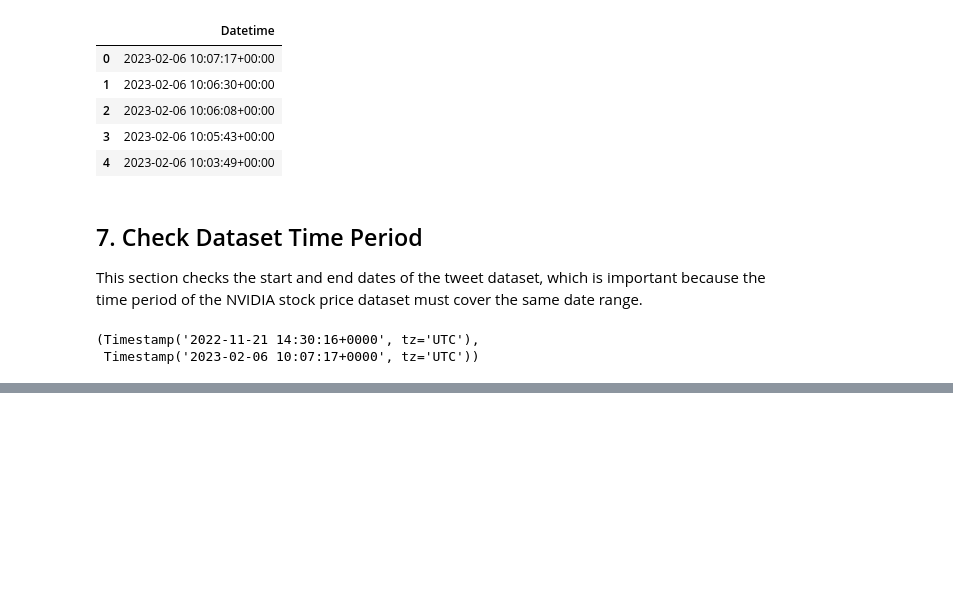
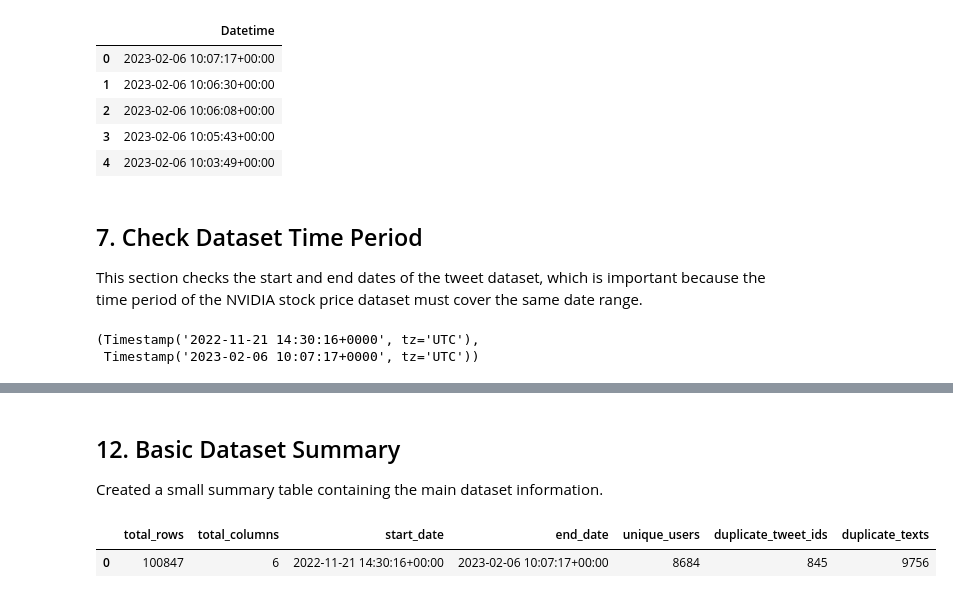
Before and after one commit to nathanielkong/COSC2671-Assignment-2, a Jupyter notebook: notebooks/01_data_collection_and_exploration.ipynb, the cells around one changed output, grey strips where cells are left out. Drawn from its saved outputs; the diff is of its cells as text; code cells hidden in the pictures; blank space fills up the shorter version.

```diff
--- a/notebooks/01_data_collection_and_exploration.ipynb
+++ b/notebooks/01_data_collection_and_exploration.ipynb
@@ -108,0 +191,21 @@ start_date, end_date
+# %% [markdown]
+## 12. Basic Dataset Summary
+
+Created a small summary table containing the main dataset information.
+# %%
+summary_data = {
+    "total_rows": [len(df)],
+    "total_columns": [len(df.columns)],
+    "start_date": [start_date],
+    "end_date": [end_date],
+    "unique_users": [df["Username"].nunique()],
+    "duplicate_tweet_ids": [df["Tweet Id"].duplicated().sum()],
+    "duplicate_texts": [df["Text"].duplicated().sum()]
+}
+
+summary_df = pd.DataFrame(summary_data)
+
+summary_df
+# %% [output]
+|  | total_rows | total_columns | start_date | end_date | unique_users | duplicate_tweet_ids | duplicate_texts |
+| 0 | 100847 | 6 | 2022-11-21 14:30:16+00:00 | 2023-02-06 10:07:17+00:00 | 8684 | 845 | 9756 |
```
Also changed, not shown: parts of 15 cells of this notebook, 4 other files.
